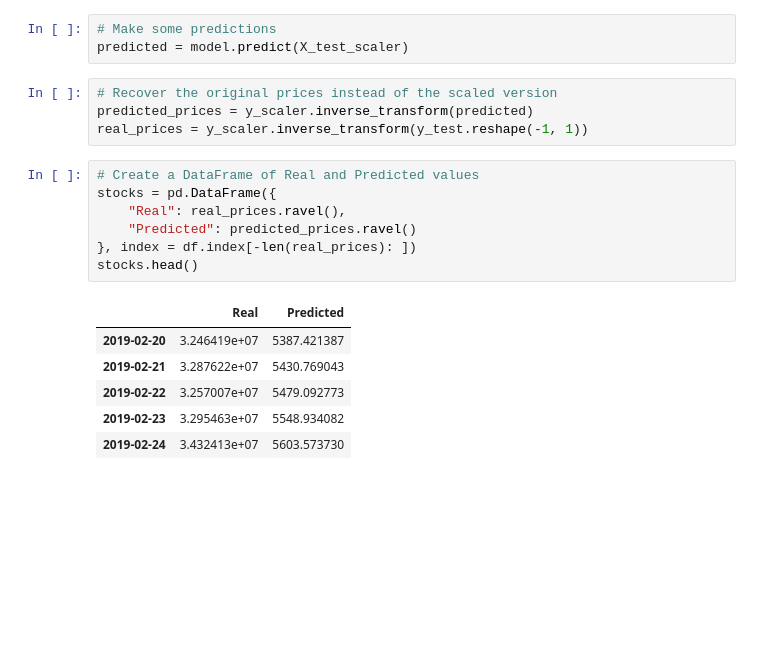
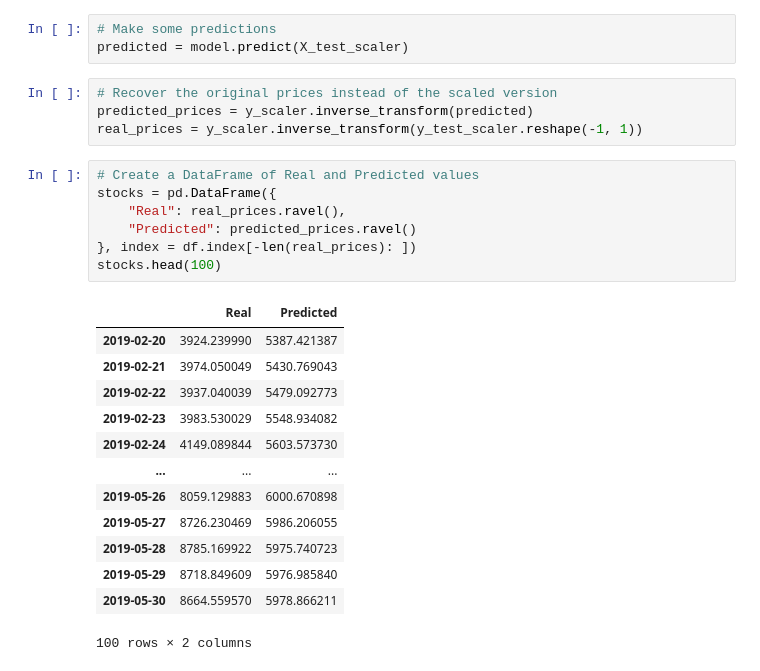
Before and after one commit to eriklarson33/HW_14-LSTM_RNN_Stock_Predictor, a Jupyter notebook: Starter_Code/lstm_stock_predictor_fng.ipynb, the cells around one changed output. Cells and saved outputs as stored; diff of their text form; blank space fills up the shorter version.

```diff
--- a/Starter_Code/lstm_stock_predictor_fng.ipynb
+++ b/Starter_Code/lstm_stock_predictor_fng.ipynb
@@ -286,20 +319,27 @@ predicted = model.predict(X_test_scaler)
 # %%
 # Recover the original prices instead of the scaled version
 predicted_prices = y_scaler.inverse_transform(predicted)
-real_prices = y_scaler.inverse_transform(y_test.reshape(-1, 1))
+real_prices = y_scaler.inverse_transform(y_test_scaler.reshape(-1, 1))
 # %%
 # Create a DataFrame of Real and Predicted values
 stocks = pd.DataFrame({
     "Real": real_prices.ravel(),
     "Predicted": predicted_prices.ravel()
 }, index = df.index[-len(real_prices): ])
-stocks.head()
+stocks.head(100)
 # %% [output]
 |  | Real | Predicted |
-| 2019-02-20 | 3.246419e+07 | 5387.421387 |
-| 2019-02-21 | 3.287622e+07 | 5430.769043 |
-| 2019-02-22 | 3.257007e+07 | 5479.092773 |
-| 2019-02-23 | 3.295463e+07 | 5548.934082 |
-| 2019-02-24 | 3.432413e+07 | 5603.573730 |
+| 2019-02-20 | 3924.239990 | 5387.421387 |
+| 2019-02-21 | 3974.050049 | 5430.769043 |
+| 2019-02-22 | 3937.040039 | 5479.092773 |
+| 2019-02-23 | 3983.530029 | 5548.934082 |
+| 2019-02-24 | 4149.089844 | 5603.573730 |
+| ... | ... | ... |
+| 2019-05-26 | 8059.129883 | 6000.670898 |
+| 2019-05-27 | 8726.230469 | 5986.206055 |
+| 2019-05-28 | 8785.169922 | 5975.740723 |
+| 2019-05-29 | 8718.849609 | 5976.985840 |
+| 2019-05-30 | 8664.559570 | 5978.866211 |
+100 rows × 2 columns
 # %%
 # Plot the real vs predicted values as a line chart
```
Also changed, not shown: parts of 6 cells of this notebook.
